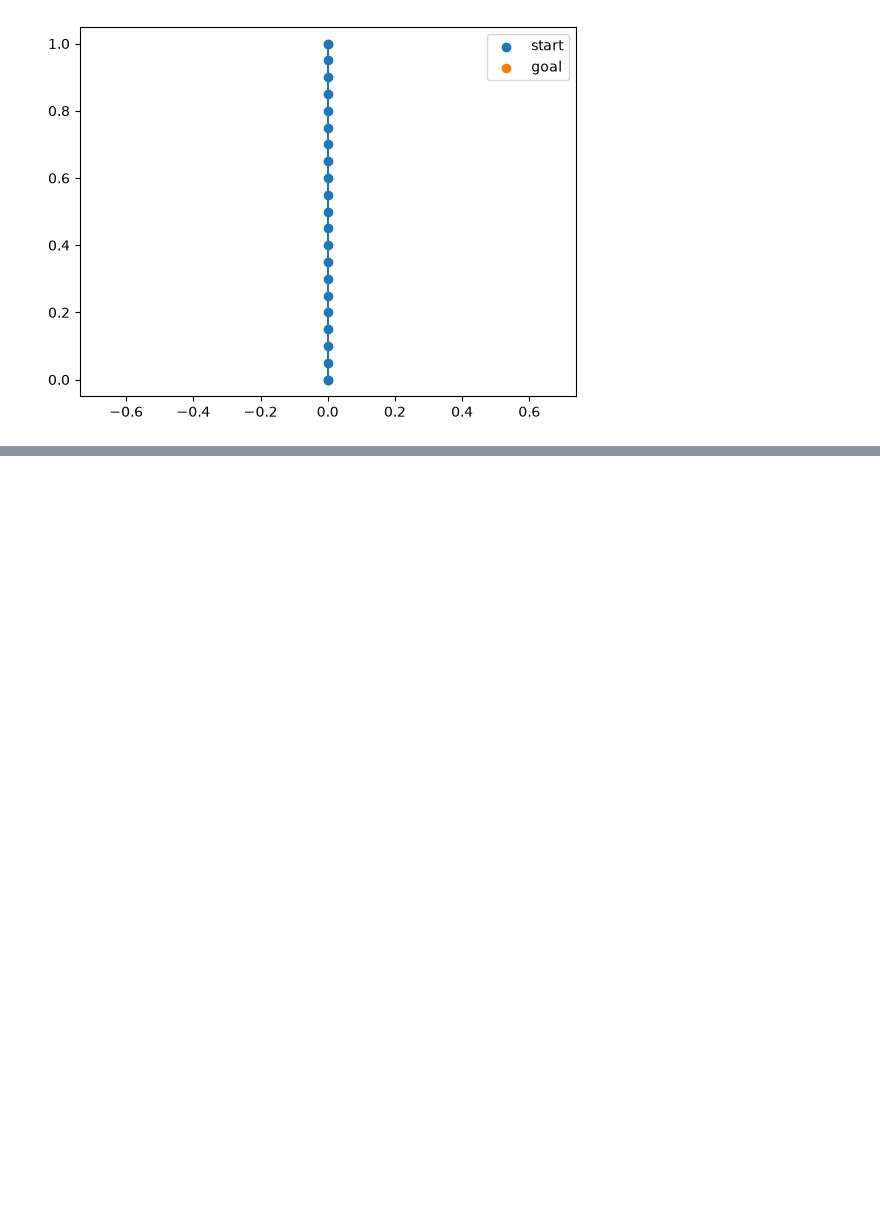
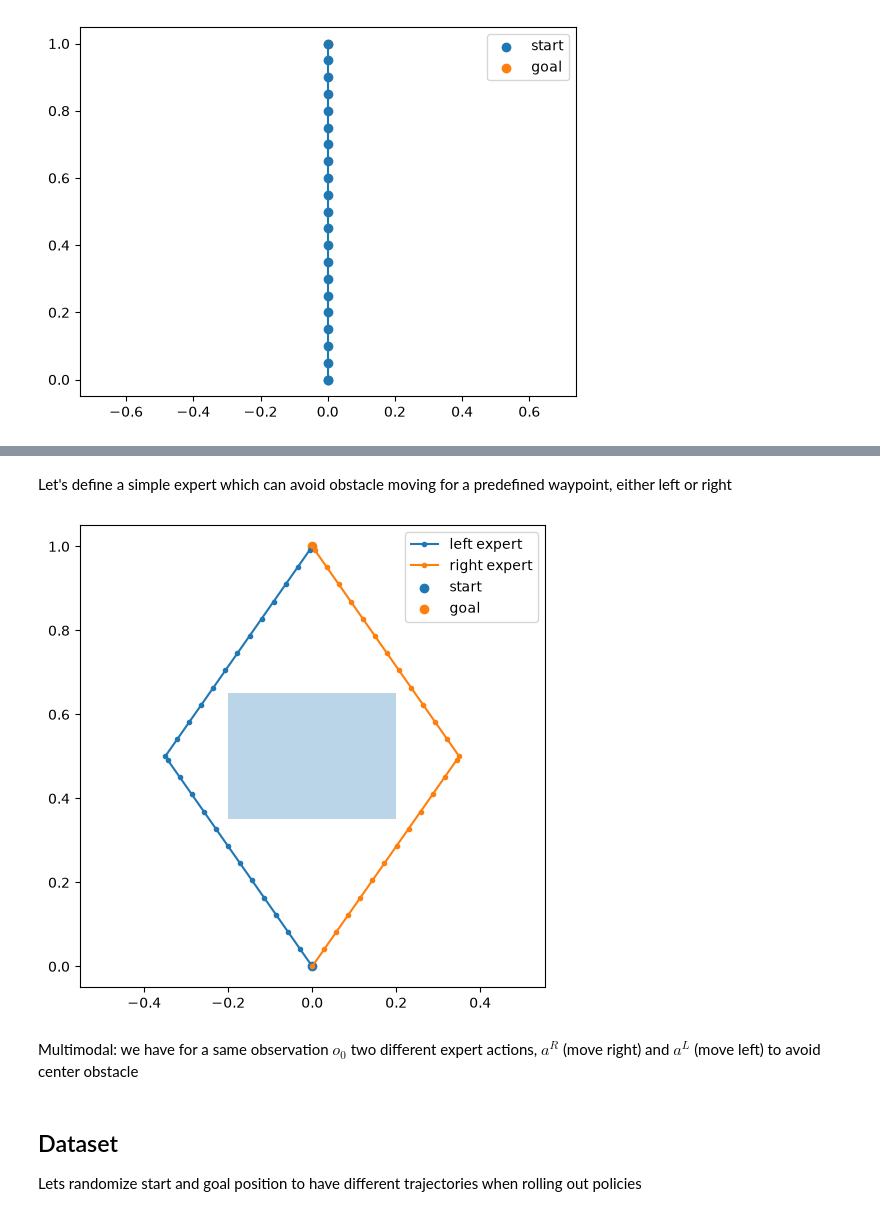
Before and after one commit to terremat/robot-learning-playground, a Jupyter notebook: notebooks/00_point_robot.ipynb, the cells around one changed output, grey strips where cells are left out. Saved outputs shown, nothing was run; the diff lists cells and outputs as text; code cells hidden in the pictures; blank space fills up the shorter version.

Commit message:
Add obstacle and multimodal expert policy

```diff
--- a/notebooks/00_point_robot.ipynb
+++ b/notebooks/00_point_robot.ipynb
@@ -130,0 +141,13 @@ positions:    (21, 2)
+# %%
+# Rectangular obstacle in the environment for simplicity
+OBSTACLE = {
+    "xmin": -0.20,
+    "xmax":  0.20,
+    "ymin":  0.35,
+    "ymax":  0.65,
+}
+# %% [markdown]
+Let's define a simple expert which can avoid obstacle moving for a predefined waypoint, either left or right
+# %%
+LEFT_WAYPOINT = np.array([-0.35, 0.50])
+RIGHT_WAYPOINT = np.array([0.35, 0.50])
@@ -130,0 +180,48 @@ positions:    (21, 2)
+# %%
+# Rollout the left and right expert policies to generate trajectories
+left_trajectory = rollout(left_expert, START, GOAL)
+right_trajectory = rollout(right_expert, START, GOAL)
+# %%
+plt.figure(figsize=(6, 6))
+
+plt.plot(
+    left_trajectory["positions"][:, 0],
+    left_trajectory["positions"][:, 1],
+    "-o",
+    markersize=3,
+    label="left expert",
+)
+
+plt.plot(
+    right_trajectory["positions"][:, 0],
+    right_trajectory["positions"][:, 1],
+    "-o",
+    markersize=3,
+    label="right expert",
+)
+
+plt.scatter(*START, label="start")
+plt.scatter(*GOAL, label="goal")
+
+rect = plt.Rectangle(
+    (OBSTACLE["xmin"], OBSTACLE["ymin"]),
+    OBSTACLE["xmax"] - OBSTACLE["xmin"],
+    OBSTACLE["ymax"] - OBSTACLE["ymin"],
+    alpha=0.3,
+)
+
+plt.gca().add_patch(rect)
+
+plt.xlim(-0.6, 0.6)
+plt.ylim(-0.1, 1.1)
+plt.axis("equal")
+plt.legend()
+plt.show()
+# %% [output]
+[figure, added]
+# %% [markdown]
+Multimodal: we have for a same observation $o_0$ two different expert actions, $a^R$ (move right) and $a^L$ (move left) to avoid center obstacle
+# %% [markdown]
+## Dataset
+
+Lets randomize start and goal position to have different trajectories when rolling out policies
```
Also changed, not shown: parts of 11 cells of this notebook.
